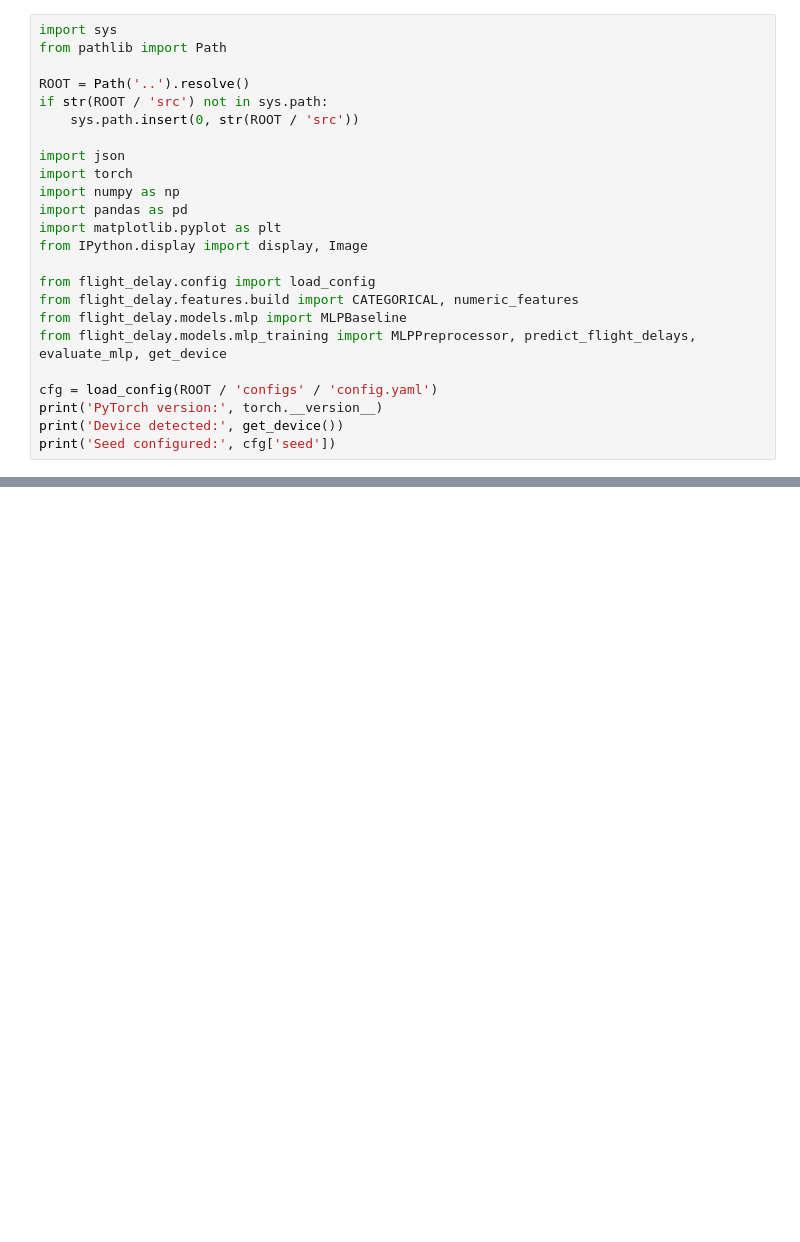
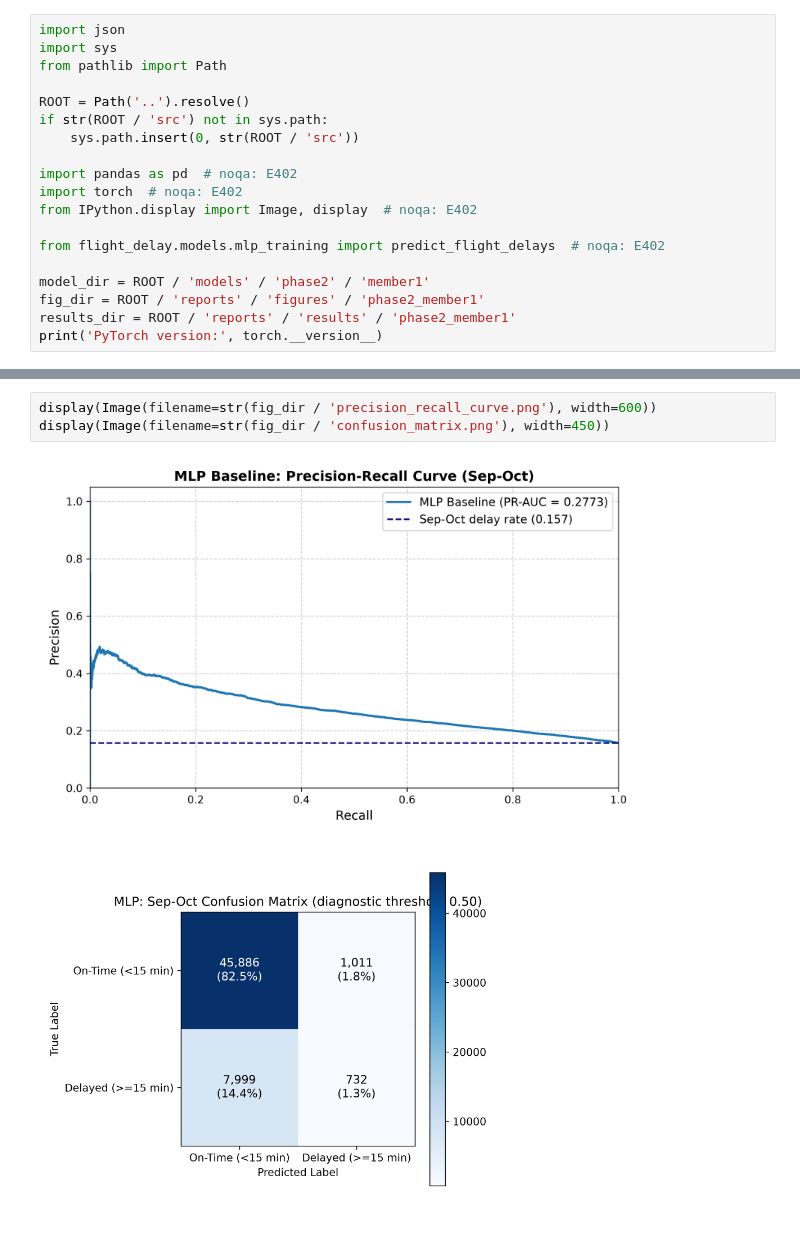
Before and after one commit to ganga-300/flight-delay-prediction, a Jupyter notebook: notebooks/phase2_member1_mlp.ipynb, the cells around one changed output, grey strips where cells are left out. Cells and saved outputs as stored; diff of their text form; blank space fills up the shorter version.

```diff
--- a/notebooks/phase2_member1_mlp.ipynb
+++ b/notebooks/phase2_member1_mlp.ipynb
@@ -12,4 +10,5 @@ This notebook demonstrates the complete implementation, training results, and ev
 # %%
+import json
 import sys
 from pathlib import Path
 
@@ -17,19 +16,13 @@ ROOT = Path('..').resolve()
 if str(ROOT / 'src') not in sys.path:
     sys.path.insert(0, str(ROOT / 'src'))
 
-import json
-import torch
-import numpy as np
-import pandas as pd
-import matplotlib.pyplot as plt
-from IPython.display import display, Image
+import pandas as pd  # noqa: E402
+import torch  # noqa: E402
+from IPython.display import Image, display  # noqa: E402
 
-from flight_delay.config import load_config
-from flight_delay.features.build import CATEGORICAL, numeric_features
-from flight_delay.models.mlp import MLPBaseline
-from flight_delay.models.mlp_training import MLPPreprocessor, predict_flight_delays, evaluate_mlp, get_device
+from flight_delay.models.mlp_training import predict_flight_delays  # noqa: E402
 
-cfg = load_config(ROOT / 'configs' / 'config.yaml')
+model_dir = ROOT / 'models' / 'phase2' / 'member1'
+fig_dir = ROOT / 'reports' / 'figures' / 'phase2_member1'
+results_dir = ROOT / 'reports' / 'results' / 'phase2_member1'
 print('PyTorch version:', torch.__version__)
-print('Device detected:', get_device())
-print('Seed configured:', cfg['seed'])
@@ -117,0 +102,6 @@ display(comp_df)
+# %%
+display(Image(filename=str(fig_dir / 'precision_recall_curve.png'), width=600))
+display(Image(filename=str(fig_dir / 'confusion_matrix.png'), width=450))
+# %% [output]
+[figure, added]
+[figure, added]
```
Also changed, not shown: parts of 22 cells of this notebook, 23 other files.
